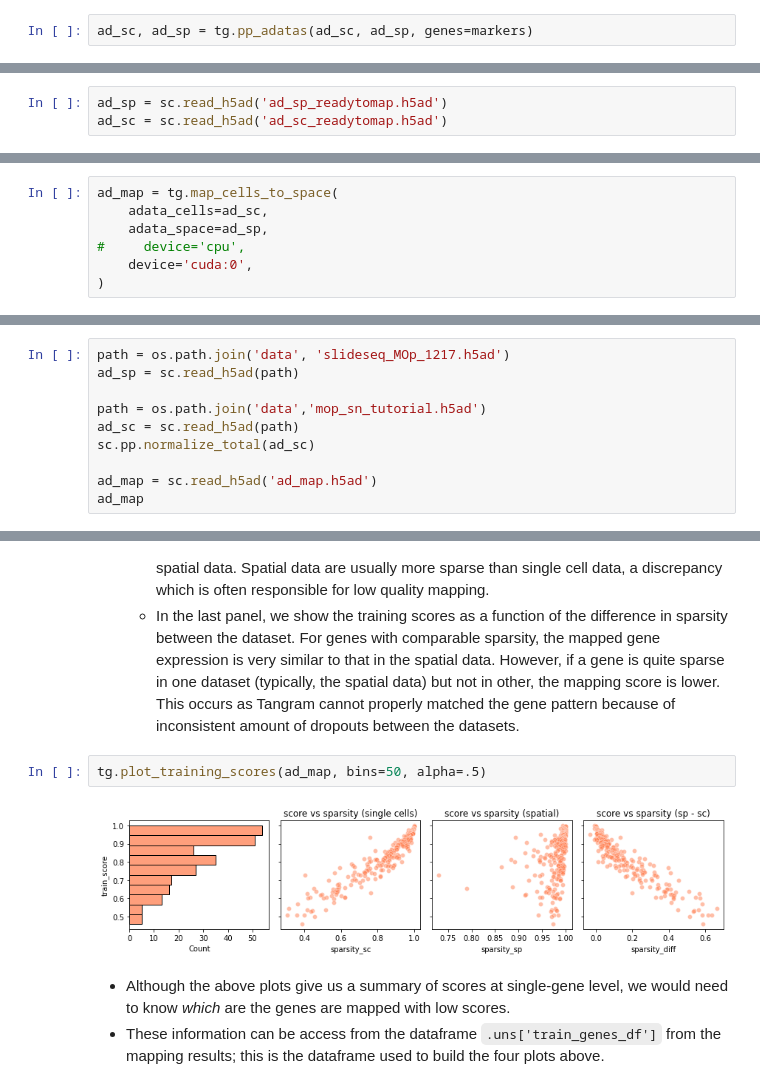
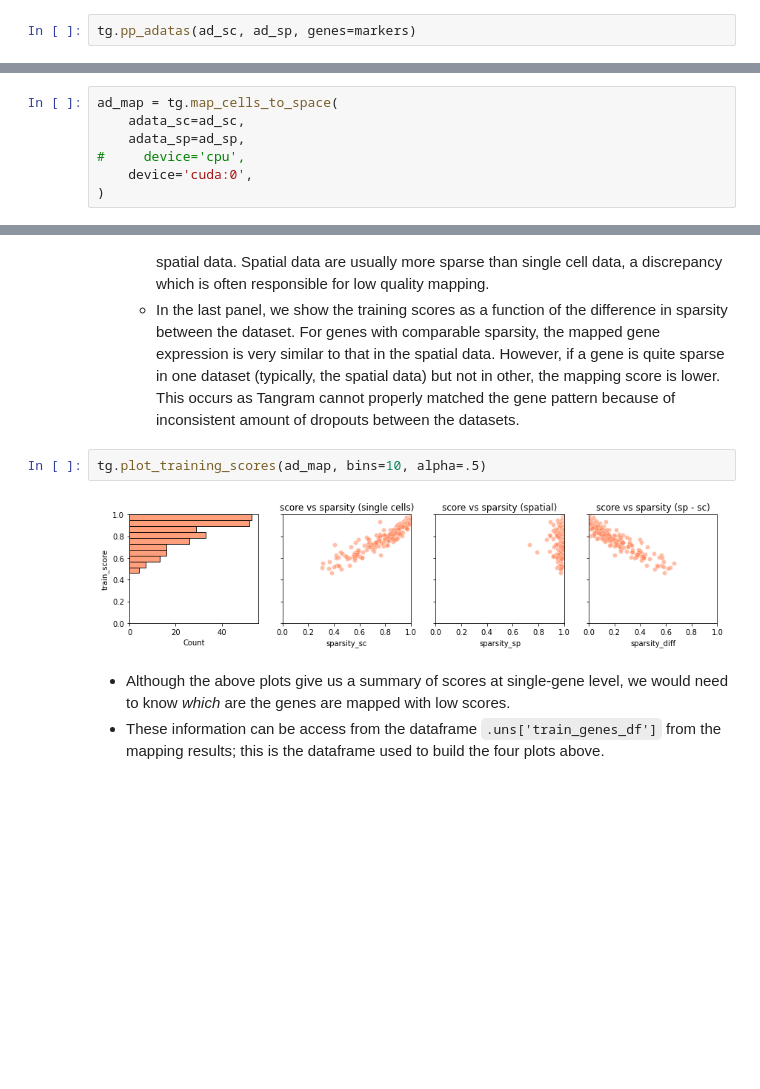
Before and after one commit to broadinstitute/Tangram, a Jupyter notebook: example/1_tutorial_tangram.ipynb, the cells around one changed output, grey strips where cells are left out. Saved outputs shown, nothing was run; the diff lists cells and outputs as text; blank space fills up the shorter version.

Commit message:
modi tutorials

```diff
--- a/example/1_tutorial_tangram.ipynb
+++ b/example/1_tutorial_tangram.ipynb
@@ -159,5 +160,5 @@ len(markers)
 - And if data entries of a gene are all zero, this gene will be removed
 - This task is performed by the helper `pp_adatas`.
 # %%
-ad_sc, ad_sp = tg.pp_adatas(ad_sc, ad_sp, genes=markers)
+tg.pp_adatas(ad_sc, ad_sp, genes=markers)
 # %% [output]
@@ -194,6 +193,3 @@ import tangram as tg
-# %%
-ad_sp = sc.read_h5ad('ad_sp_readytomap.h5ad')
-ad_sc = sc.read_h5ad('ad_sc_readytomap.h5ad')
 # %% [markdown]
 - We can now train the model (_ie_ map the single cell data onto space).
 - Mapping should be interrupted after the score plateaus,which can be controlled by passing the `num_epochs` parameter.
@@ -205,7 +201,7 @@ ad_sc = sc.read_h5ad('ad_sc_readytomap.h5ad')
 # %%
 ad_map = tg.map_cells_to_space(
-    adata_cells=ad_sc,
-    adata_space=ad_sp,
+    adata_sc=ad_sc,
+    adata_sp=ad_sp,
 #     device='cpu',
     device='cuda:0',
 )
@@ -250,10 +232,0 @@ import tangram as tg
-# %%
-path = os.path.join('data', 'slideseq_MOp_1217.h5ad')
-ad_sp = sc.read_h5ad(path)
-
-path = os.path.join('data','mop_sn_tutorial.h5ad')
-ad_sc = sc.read_h5ad(path)
-sc.pp.normalize_total(ad_sc)
-
-ad_map = sc.read_h5ad('ad_map.h5ad')
-ad_map
@@ -279,9 +248,9 @@ tg.plot_cell_annotation(ad_map, annotation='subclass_label', nrows=5, ncols=4, r
     - The third panel is similar to the second one, but contains the gene sparsity of the spatial data. Spatial data are usually more sparse than single cell data, a discrepancy which is often responsible for low quality mapping.
     - In the last panel, we show the training scores as a function of the difference in sparsity between the dataset. For genes with comparable sparsity, the mapped gene expression is very similar to that in the spatial data. However, if a gene is quite sparse in one dataset (typically, the spatial data) but not in other, the mapping score is lower. This occurs as Tangram cannot properly matched the gene pattern because of inconsistent amount of dropouts between the datasets.
 # %%
-tg.plot_training_scores(ad_map, bins=50, alpha=.5)
+tg.plot_training_scores(ad_map, bins=10, alpha=.5)
 # %% [output]
-[figure, old version]
+[figure, new version]
 # %% [markdown]
 - Although the above plots give us a summary of scores at single-gene level, we would need to know _which_ are the genes are mapped with low scores.
 - These information can be access from the dataframe `.uns['train_genes_df']` from the mapping results; this is the dataframe used to build the four plots above.
```
Also changed, not shown: parts of 48 cells of this notebook, 2 other files.
